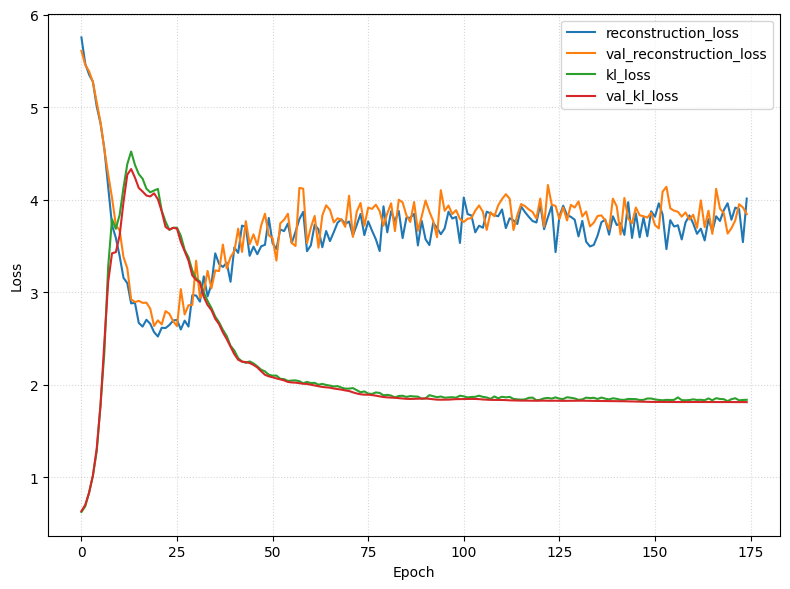
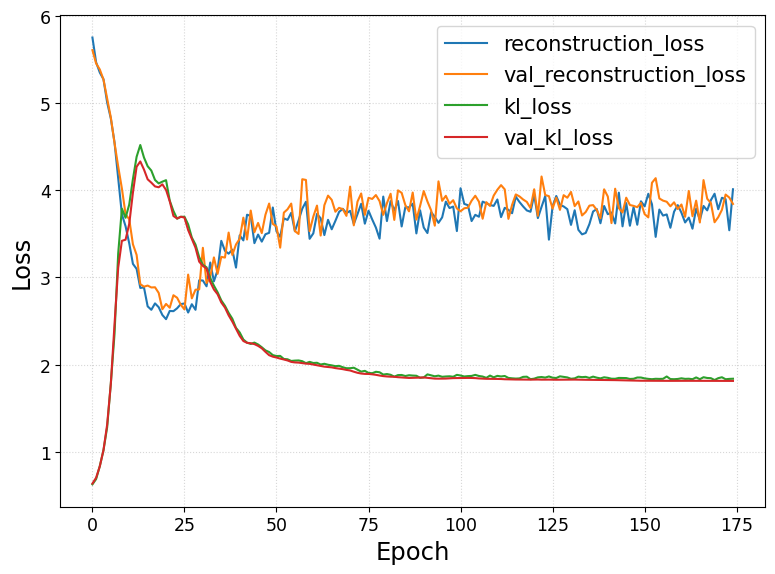
Code edit (unified diff) that turned the first committed figure into the second:
--- before
+++ after
@@ -2,3 +2,3 @@
 loaded_history = pd.read_csv(DATA_DIR /'history_deviation.csv')
 fig = plot_reconstruction_and_kl_divergence(loaded_history, title=False);
-fig.savefig(FIGS_DIR / 'VAE_ghz4_loss.svg', bbox_inches='tight')
+# fig.savefig(FIGS_DIR / 'VAE_ghz4_loss.svg', bbox_inches='tight')

Commit: adjustments in dim/scale for report plots